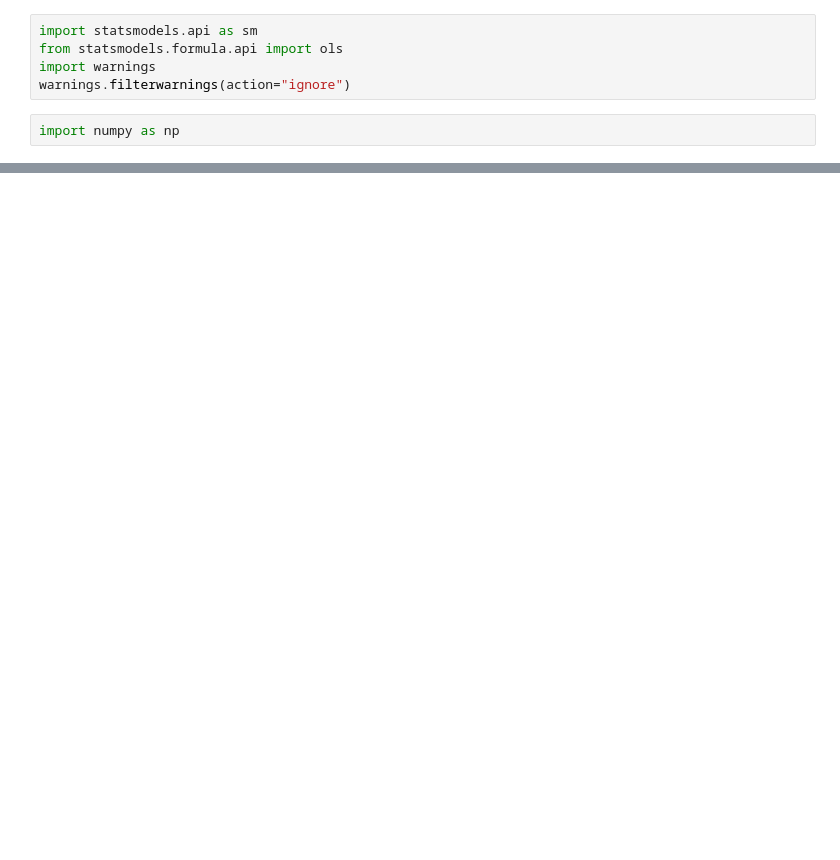
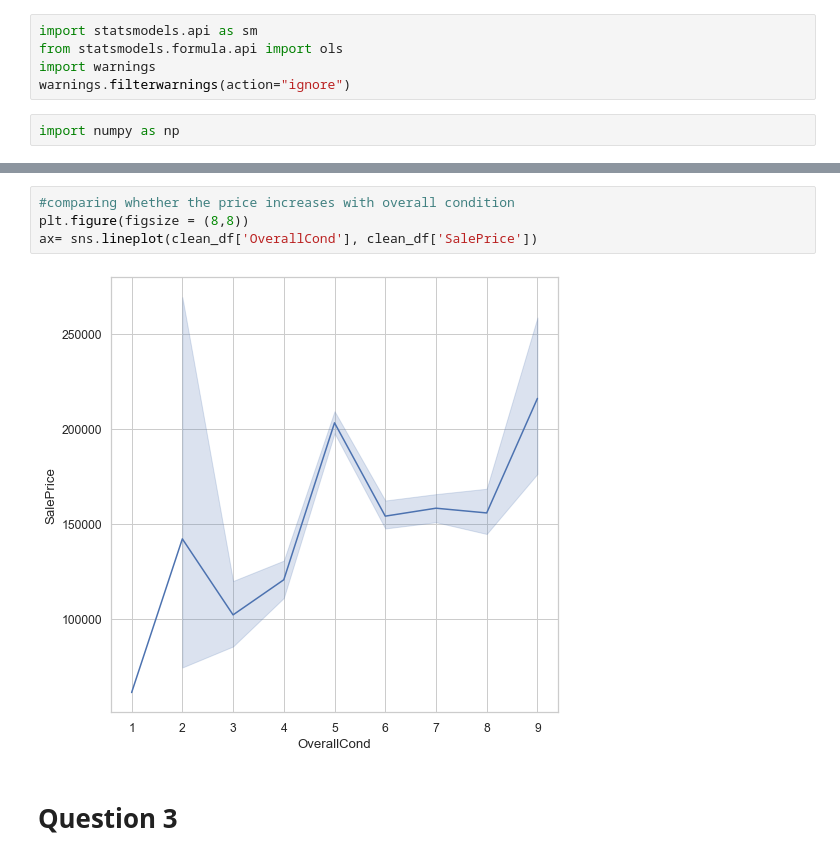
Before and after one commit to laurasuchomska/Housing_Prices_Project, a Jupyter notebook: Laura's Housing_Prices_Project.ipynb, the cells around one changed output, grey strips where cells are left out. Cells and saved outputs as stored; diff of their text form; blank space fills up the shorter version.

```diff
--- a/Laura's Housing_Prices_Project.ipynb
+++ b/Laura's Housing_Prices_Project.ipynb
@@ -841,0 +1061,8 @@ model.summary()
+# %%
+#comparing whether the price increases with overall condition
+plt.figure(figsize = (8,8))
+ax= sns.lineplot(clean_df['OverallCond'], clean_df['SalePrice'])
+# %% [output]
+[figure, added]
+# %% [markdown]
+# Question 3
```
Also changed, not shown: parts of 62 cells of this notebook, 1 other file.
